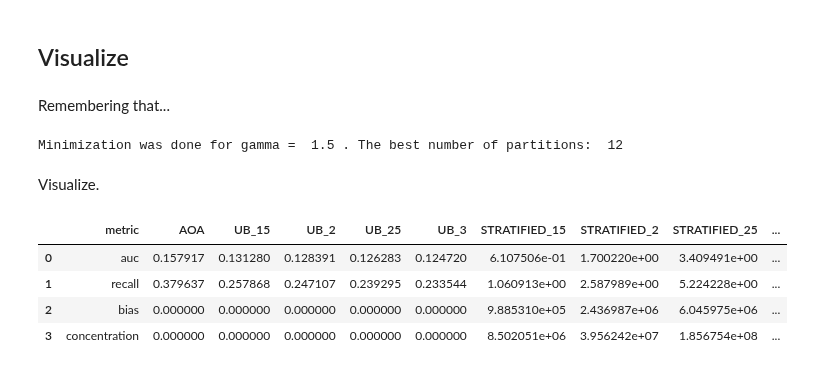
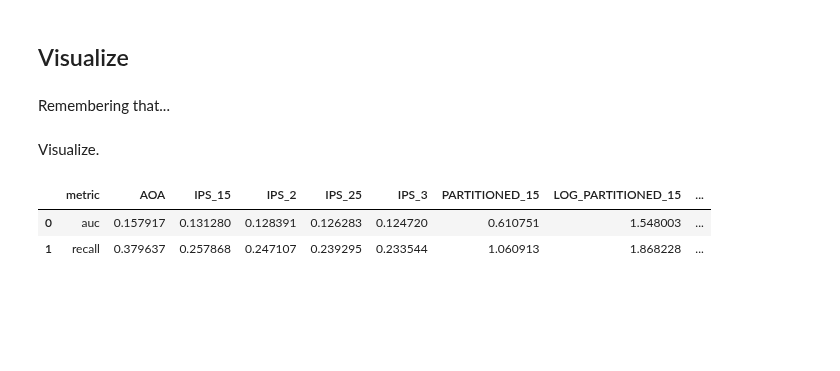
Before and after one commit to peetceenatoo/my-first-research-project, a Jupyter notebook: Implementation/yahoo_ymusic_v1/Notebook-Full-Flow.ipynb, the cells around one changed output. Cells and saved outputs as stored; diff of their text form; code cells hidden in the pictures; blank space fills up the shorter version.

```diff
--- a/Implementation/yahoo_ymusic_v1/Notebook-Full-Flow.ipynb
+++ b/Implementation/yahoo_ymusic_v1/Notebook-Full-Flow.ipynb
@@ -479,7 +479,7 @@ unbiased_results["AOA"] = aoa(OUTPUT_PREFIX+"-test-pos-unbiased_evaluate_partial
 
 # Compute IPS results
 for gamma in GAMMAS:
-    key = "UB_" + str(gamma).replace(".","")
+    key = "IPS_" + str(gamma).replace(".","")
     biased_results[key] = eq(OUTPUT_PREFIX+"-test-pos-biased_evaluate_partial.pickle", OUTPUT_PREFIX+"-test-neg-biased_evaluate_partial.pickle", output_name+"training_arr.npy", propensities[gamma], K=30)
     unbiased_results[key] = eq(OUTPUT_PREFIX+"-test-pos-unbiased_evaluate_partial.pickle", OUTPUT_PREFIX+"-test-neg-unbiased_evaluate_partial.pickle", output_name+"training_arr.npy", propensities[gamma], K=1)
 # %% [markdown]
@@ -615,8 +651,15 @@ plt.show()
 # %% [markdown]
 Now finally compute the evaluation with the Stratified estimator.
 # %%
-# Compute Stratified results
-for gamma in GAMMAS:
-    key = "STRATIFIED_" + str(gamma).replace(".","")
-    unbiased_results[key] = stratified(OUTPUT_PREFIX+"-test-pos-unbiased_evaluate_partial.pickle", OUTPUT_PREFIX+"-test-neg-unbiased_evaluate_partial.pickle", output_name+"training_arr.npy", propensities[gamma], K=1, partition=best_partition)
-    biased_results[key] = stratified(OUTPUT_PREFIX+"-test-pos-biased_evaluate_partial.pickle", OUTPUT_PREFIX+"-test-neg-biased_evaluate_partial.pickle", output_name+"training_arr.npy", propensities[gamma], K=30, partition=best_partition)
+# Set names for the results
+results_names = {
+    'lin_space' : 'PARTITIONED',
+    'log_space' : 'LOG_PARTITIONED',
+    'number_of_items' : 'CARDINALITY_PARTITIONED'
+}
+
+# Compute biased and unbiased results with stratified for each partition
+for key_func in keys_for_results:
+    key = results_names[key_func] + "_" + str(opt_gamma).replace(".","")
+    unbiased_results[key] = dict_partitions_functions[key_func](OUTPUT_PREFIX+"-test-pos-unbiased_evaluate_partial.pickle", OUTPUT_PREFIX+"-test-neg-unbiased_evaluate_partial.pickle", output_name+"training_arr.npy", propensities[opt_gamma], K=1, partition=best_partition[key_func])
+    biased_results[key] = dict_partitions_functions[key_func](OUTPUT_PREFIX+"-test-pos-biased_evaluate_partial.pickle", OUTPUT_PREFIX+"-test-neg-biased_evaluate_partial.pickle", output_name+"training_arr.npy", propensities[opt_gamma], K=30, partition=best_partition[key_func])
@@ -625,9 +666,3 @@ This version builds a partition evenly distributing the items instead of the pro
-# %%
-# Compute Stratified results with the second version
-for gamma in GAMMAS:
-    key = "STRATIFIED_v2_" + str(gamma).replace(".","")
-    unbiased_results[key] = stratified_2(OUTPUT_PREFIX+"-test-pos-unbiased_evaluate_partial.pickle", OUTPUT_PREFIX+"-test-neg-unbiased_evaluate_partial.pickle", output_name+"training_arr.npy", propensities[gamma], K=1, partition=best_partition)
-    biased_results[key] = stratified_2(OUTPUT_PREFIX+"-test-pos-biased_evaluate_partial.pickle", OUTPUT_PREFIX+"-test-neg-biased_evaluate_partial.pickle", output_name+"training_arr.npy", propensities[gamma], K=30, partition=best_partition)
 # %% [markdown]
 Prepare table for results.
 # %%
@@ -668,17 +703,14 @@ mae_df.insert(0, "metric", metric_values)
 Remembering that...
 # %%
 # Print the results
-print("Minimization was done for gamma = ", opt_gamma, ". The best number of partitions: ", best_partition)
+print("Minimization was done for gamma = ", opt_gamma, ".")
+print("The best partition: ", best_partition)
-# %% [output]
-Minimization was done for gamma =  1.5 . The best number of partitions:  12
 # %% [markdown]
 Visualize.
 # %%
 # Visualize
-mae_df.head()
+mae_df.head(2)
 # %% [output]
-|  | metric | AOA | UB_15 | UB_2 | UB_25 | UB_3 | STRATIFIED_15 | STRATIFIED_2 | STRATIFIED_25 | ... |
-| 0 | auc | 0.157917 | 0.131280 | 0.128391 | 0.126283 | 0.124720 | 6.107506e-01 | 1.700220e+00 | 3.409491e+00 | ... |
-| 1 | recall | 0.379637 | 0.257868 | 0.247107 | 0.239295 | 0.233544 | 1.060913e+00 | 2.587989e+00 | 5.224228e+00 | ... |
-| 2 | bias | 0.000000 | 0.000000 | 0.000000 | 0.000000 | 0.000000 | 9.885310e+05 | 2.436987e+06 | 6.045975e+06 | ... |
-| 3 | concentration | 0.000000 | 0.000000 | 0.000000 | 0.000000 | 0.000000 | 8.502051e+06 | 3.956242e+07 | 1.856754e+08 | ... |
+|  | metric | AOA | IPS_15 | IPS_2 | IPS_25 | IPS_3 | PARTITIONED_15 | LOG_PARTITIONED_15 | ... |
+| 0 | auc | 0.157917 | 0.131280 | 0.128391 | 0.126283 | 0.124720 | 0.610751 | 1.548003 | ... |
+| 1 | recall | 0.379637 | 0.257868 | 0.247107 | 0.239295 | 0.233544 | 1.060913 | 1.868228 | ... |
```
Also changed, not shown: parts of 7 cells of this notebook, 3 other files.
